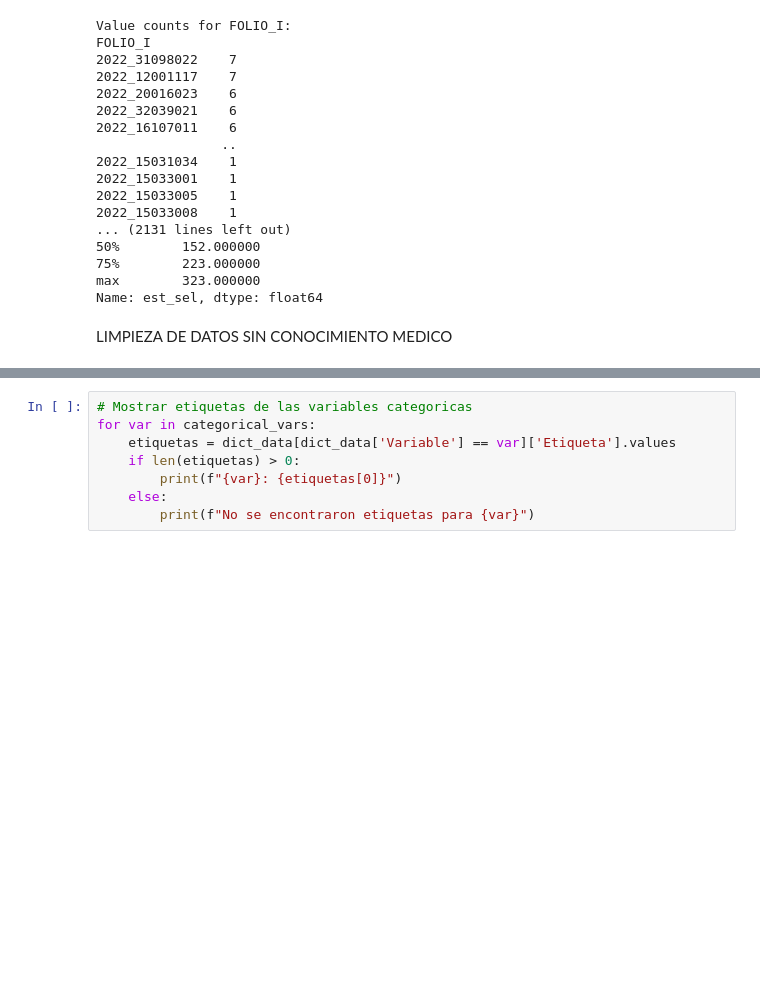
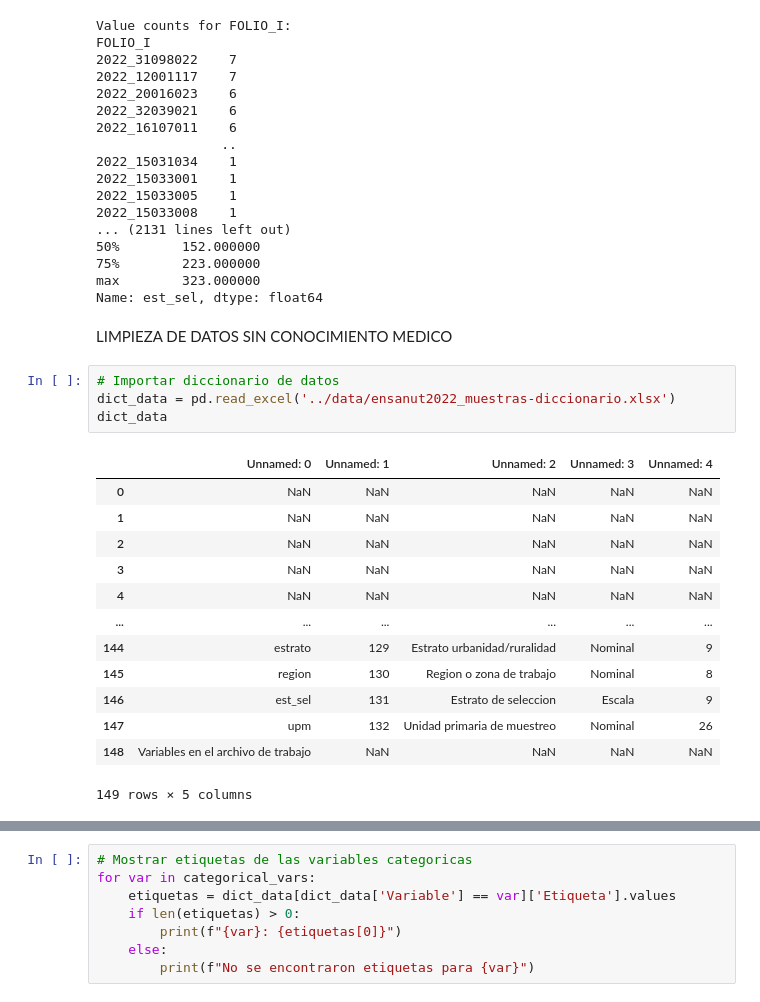
Before and after one commit to Gusty5/RBG_Contaminaci-nAmbientalYSalud, a Jupyter notebook: notebooks/ExploracionMedica.ipynb, the cells around one changed output, grey strips where cells are left out. Drawn from its saved outputs; the diff is of its cells as text; blank space fills up the shorter version.

```diff
--- a/notebooks/ExploracionMedica.ipynb
+++ b/notebooks/ExploracionMedica.ipynb
@@ -82,4 +93,22 @@ max        323.000000
 Name: est_sel, dtype: float64
 # %% [markdown]
 LIMPIEZA DE DATOS SIN CONOCIMIENTO MEDICO
+# %%
+# Importar diccionario de datos
+dict_data = pd.read_excel('../data/ensanut2022_muestras-diccionario.xlsx')
+dict_data
+# %% [output]
+|  | Unnamed: 0 | Unnamed: 1 | Unnamed: 2 | Unnamed: 3 | Unnamed: 4 |
+| 0 | NaN | NaN | NaN | NaN | NaN |
+| 1 | NaN | NaN | NaN | NaN | NaN |
+| 2 | NaN | NaN | NaN | NaN | NaN |
+| 3 | NaN | NaN | NaN | NaN | NaN |
+| 4 | NaN | NaN | NaN | NaN | NaN |
+| ... | ... | ... | ... | ... | ... |
+| 144 | estrato | 129 | Estrato urbanidad/ruralidad | Nominal | 9 |
+| 145 | region | 130 | Region o zona de trabajo | Nominal | 8 |
+| 146 | est_sel | 131 | Estrato de seleccion | Escala | 9 |
+| 147 | upm | 132 | Unidad primaria de muestreo | Nominal | 26 |
+| 148 | Variables en el archivo de trabajo | NaN | NaN | NaN | NaN |
+149 rows × 5 columns
 # %%
```
Also changed, not shown: parts of 26 cells of this notebook, 2 other files.
